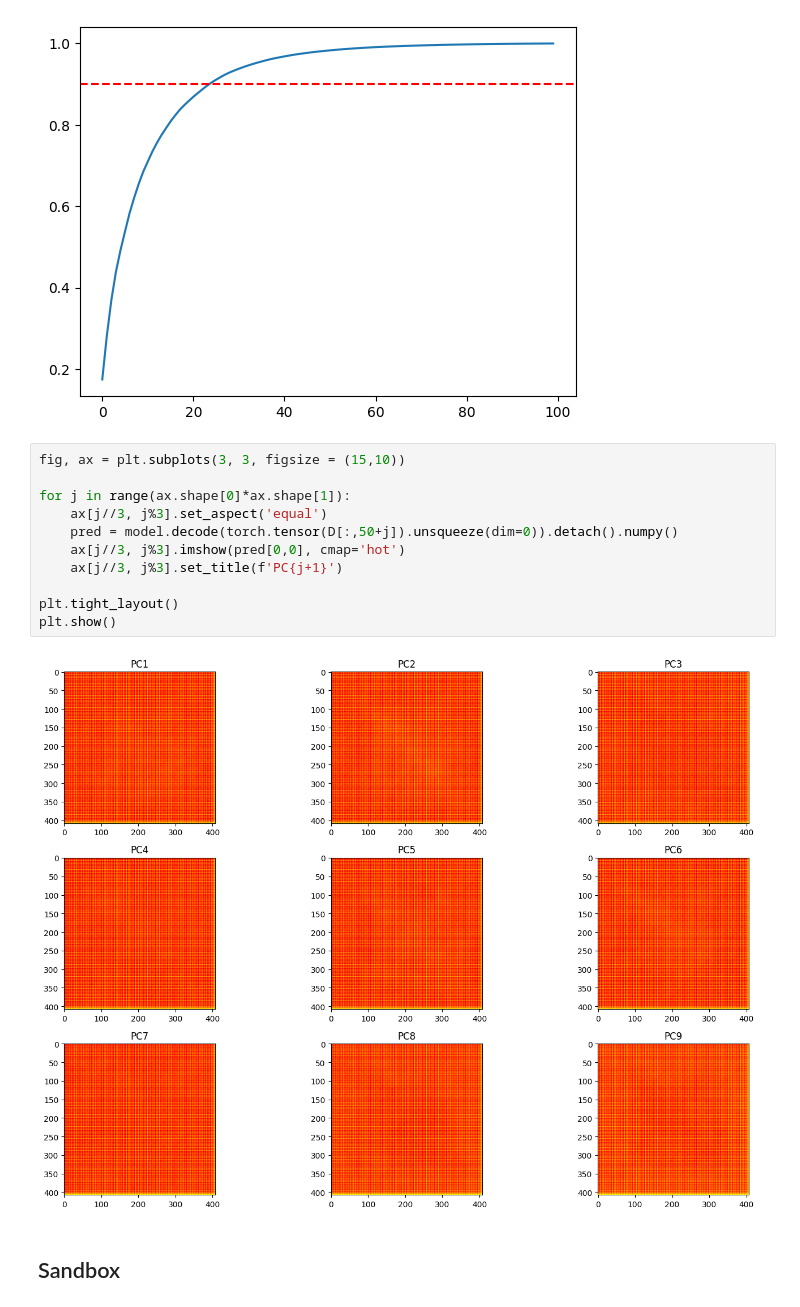
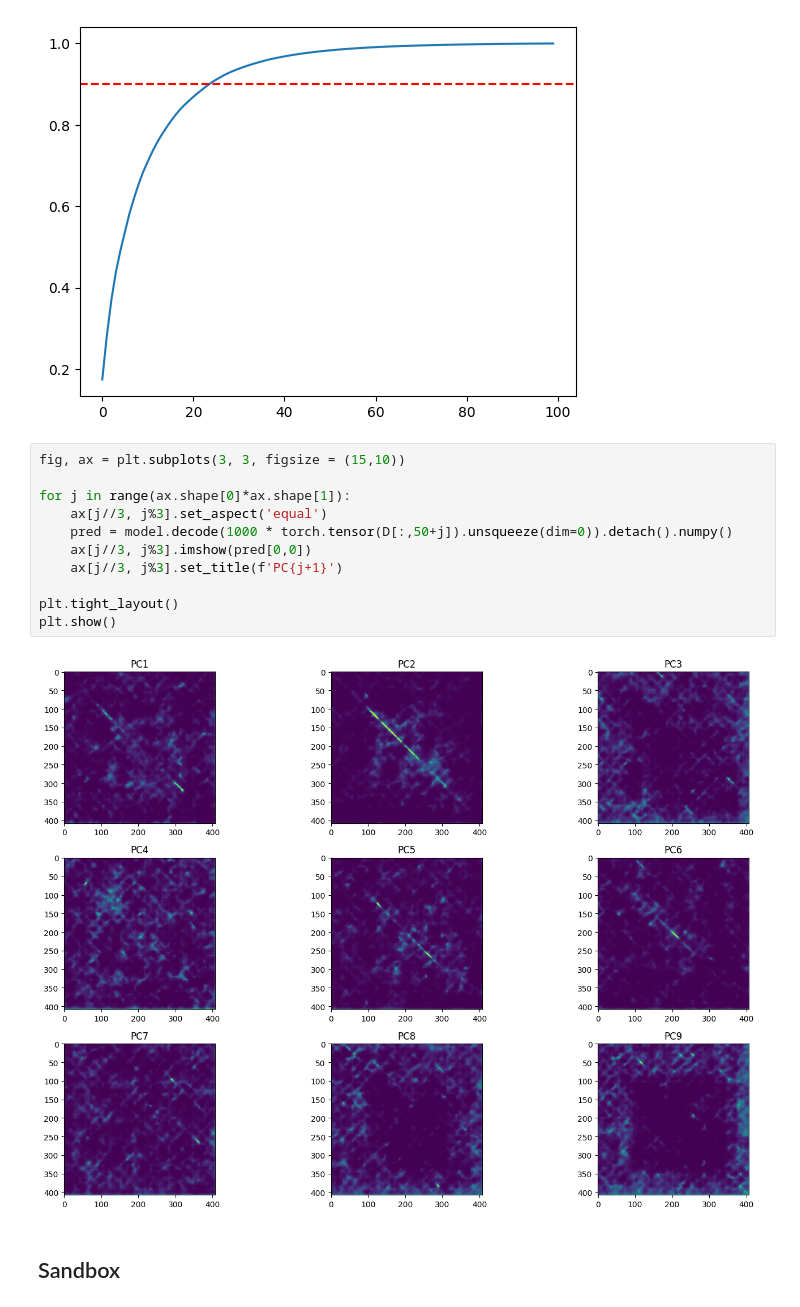
Before and after one commit to Emmanuel-mg/Unsupervised-clustering-of-proteins-using-contact-maps, a Jupyter notebook: reconstruct.ipynb, the cells around one changed output. Saved outputs shown, nothing was run; the diff lists cells and outputs as text.

```diff
--- a/reconstruct.ipynb
+++ b/reconstruct.ipynb
@@ -132,16 +128,16 @@ plt.show()
 # %%
 fig, ax = plt.subplots(3, 3, figsize = (15,10))
 
 for j in range(ax.shape[0]*ax.shape[1]):
     ax[j//3, j%3].set_aspect('equal')
-    pred = model.decode(torch.tensor(D[:,50+j]).unsqueeze(dim=0)).detach().numpy()
-    ax[j//3, j%3].imshow(pred[0,0], cmap='hot')
+    pred = model.decode(1000 * torch.tensor(D[:,50+j]).unsqueeze(dim=0)).detach().numpy()
+    ax[j//3, j%3].imshow(pred[0,0])
     ax[j//3, j%3].set_title(f'PC{j+1}')
 
 plt.tight_layout()
 plt.show()
 # %% [output]
-[figure, old version]
+[figure, new version]
 # %% [markdown]
 ## Sandbox
 # %%
```
Also changed, not shown: parts of 1 cell of this notebook, 6 other files.
